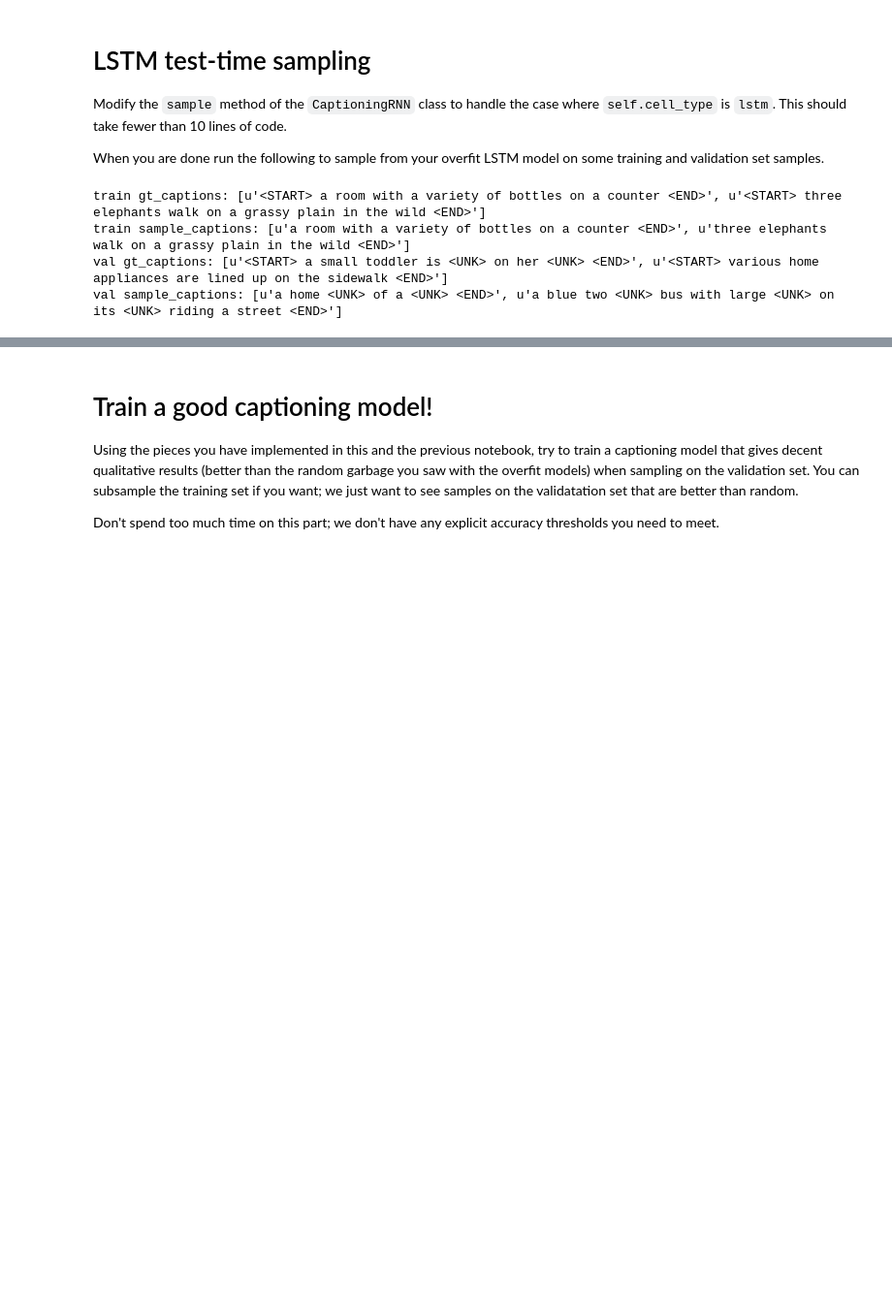
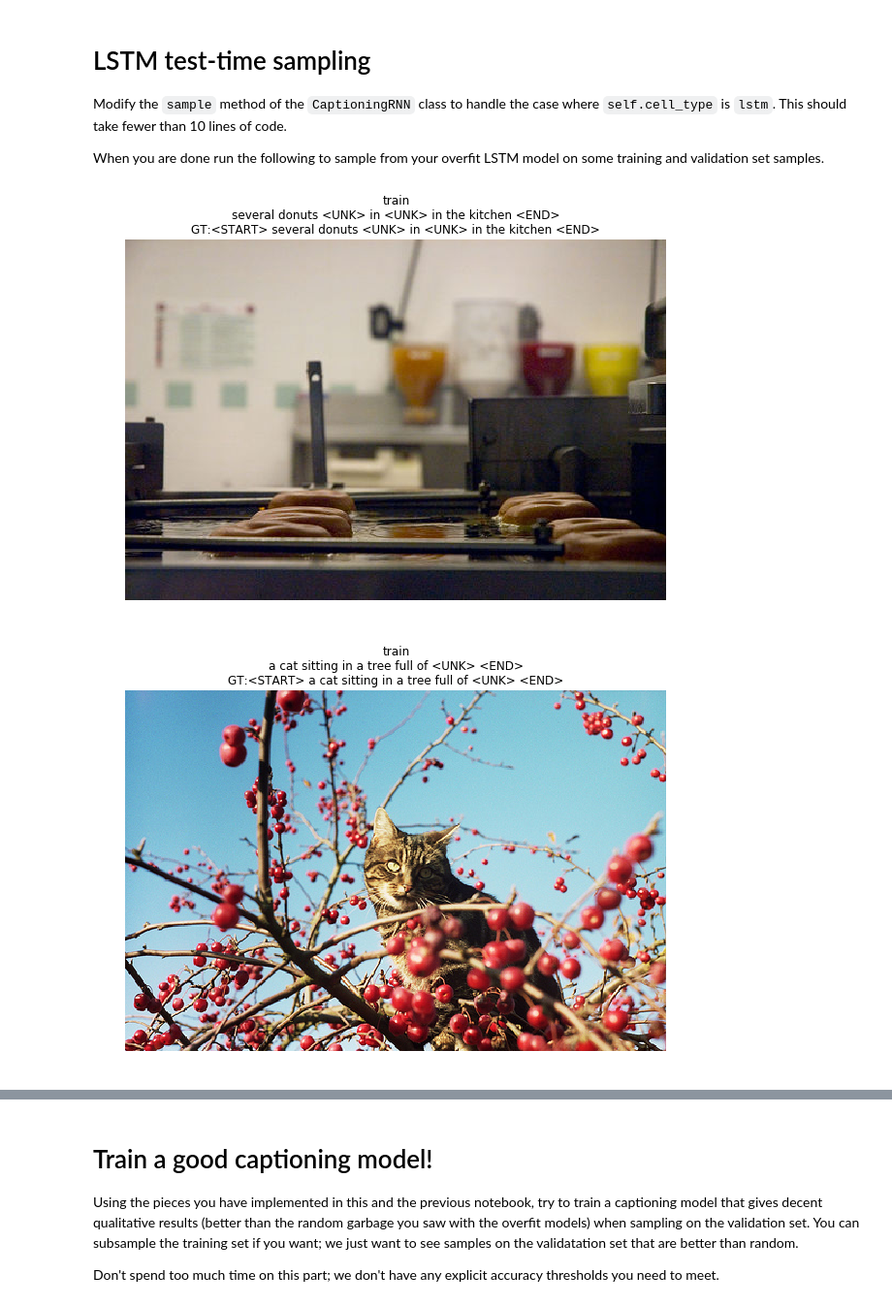
Before and after one commit to zixinh/CNN-RNN, a Jupyter notebook: assignment3/LSTM_Captioning.ipynb, the cells around one changed output, grey strips where cells are left out. Shown at 97% size. Saved outputs shown, nothing was run; the diff lists cells and outputs as text; code cells hidden in the pictures; blank space fills up the shorter version.

```diff
--- a/assignment3/LSTM_Captioning.ipynb
+++ b/assignment3/LSTM_Captioning.ipynb
@@ -335,20 +335,17 @@ When you are done run the following to sample from your overfit LSTM model on so
 # %%
 for split in ['train', 'val']:
   minibatch = sample_coco_minibatch(small_data, split=split, batch_size=2)
   gt_captions, features, urls = minibatch
   gt_captions = decode_captions(gt_captions, data['idx_to_word'])
-  print split, 'gt_captions:', gt_captions
 
   sample_captions = small_lstm_model.sample(features)
   sample_captions = decode_captions(sample_captions, data['idx_to_word'])
-  print split, 'sample_captions:', sample_captions
-  #for gt_caption, sample_caption, url in zip(gt_captions, sample_captions, urls):
-    #plt.imshow(image_from_url(url))
-    #plt.title('%s\n%s\nGT:%s' % (split, sample_caption, gt_caption))
-    #plt.axis('off')
-    #plt.show()
+
+  for gt_caption, sample_caption, url in zip(gt_captions, sample_captions, urls):
+    plt.imshow(image_from_url(url))
+    plt.title('%s\n%s\nGT:%s' % (split, sample_caption, gt_caption))
+    plt.axis('off')
+    plt.show()
 # %% [output]
-train gt_captions: [u'<START> a room with a variety of bottles on a counter <END>', u'<START> three elephants walk on a grassy plain in the wild <END>']
-train sample_captions: [u'a room with a variety of bottles on a counter <END>', u'three elephants walk on a grassy plain in the wild <END>']
-val gt_captions: [u'<START> a small toddler is <UNK> on her <UNK> <END>', u'<START> various home appliances are lined up on the sidewalk <END>']
-val sample_captions: [u'a home <UNK> of a <UNK> <END>', u'a blue two <UNK> bus with large <UNK> on its <UNK> riding a street <END>']
+[figure, added]
+[figure, added]
```
Also changed, not shown: parts of 4 cells of this notebook, 1 other file.
